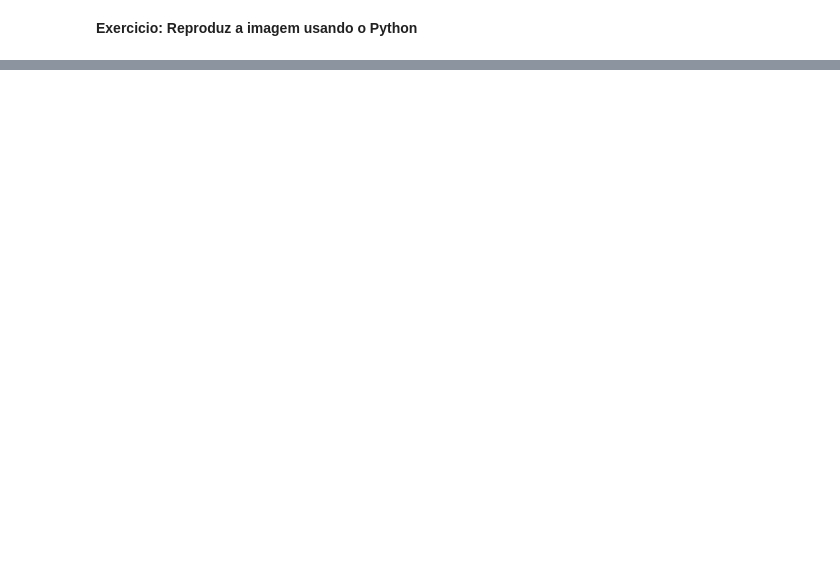
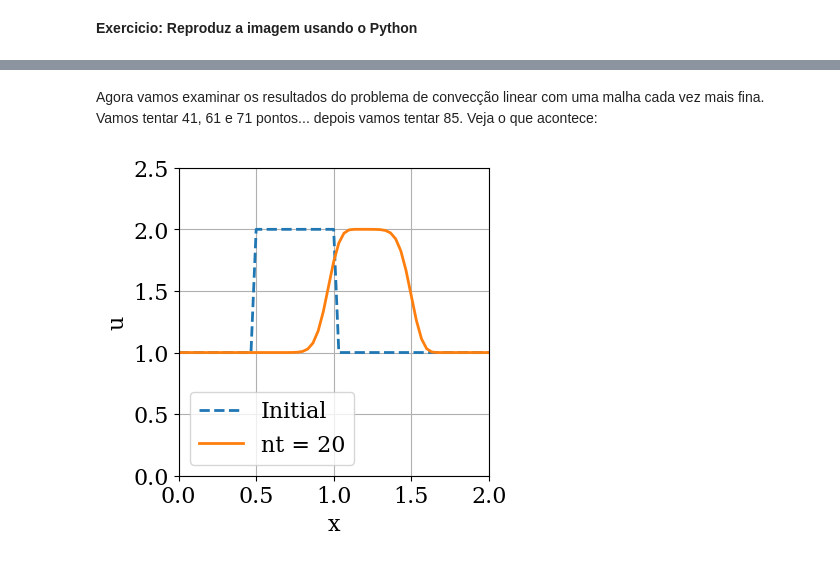
Before and after one commit to vnikoofard/numerical_methods_using_python, a Jupyter notebook: 11- EDP.ipynb, the cells around one changed output, grey strips where cells are left out. Cells and saved outputs as stored; diff of their text form; code cells hidden in the pictures; blank space fills up the shorter version.

```diff
--- a/11- EDP.ipynb
+++ b/11- EDP.ipynb
@@ -441,0 +838,49 @@ nas outras arestas. O seguinte exemplo mostra como isso é feito para a placa aq
+# %%
+def linear_convection(nx, L=2.0, c=1.0, dt=0.025, nt=20):
+    """
+    Solves the 1D linear convection equation
+    with constant speed c in the domain [0, L]
+    and plots the solution (along with the initial conditions).
+
+    Parameters
+    ----------
+    nx : integer
+        Number of grid points to discretize the domain.
+    L : float, optional
+        Length of the domain; default: 2.0.
+    c : float, optional
+        Convection speed; default: 1.0.
+    dt : float, optional
+        Time-step size; default: 0.025.
+    nt : integer, optional
+        Number of time steps to compute; default: 20.
+    """
+    # Discretize spatial grid.
+    dx = L / (nx - 1)
+    x = np.linspace(0.0, L, num=nx)
+    # Set initial conditions.
+    u0 = np.ones(nx)
+    mask = np.where(np.logical_and(x >= 0.5, x <= 1.0))
+    u0[mask] = 2.0
+    # Integrate the solution in time.
+    u = u0.copy()
+    for n in range(1, nt):
+        u[1:] = u[1:] - c * dt / dx * (u[1:] - u[:-1])
+    # Plot the solution along with the initial conditions.
+    plt.figure(figsize=(4.0, 4.0))
+    plt.xlabel('x')
+    plt.ylabel('u')
+    plt.grid()
+    plt.plot(x, u0, label='Initial',
+                color='C0', linestyle='--', linewidth=2)
+    plt.plot(x, u, label='nt = {}'.format(nt),
+                color='C1', linestyle='-', linewidth=2)
+    plt.legend()
+    plt.xlim(0.0, L)
+    plt.ylim(0.0, 2.5);
+# %% [markdown]
+Agora vamos examinar os resultados do problema de convecção linear com uma malha cada vez mais fina. Vamos tentar 41, 61 e 71 pontos... depois vamos tentar 85. Veja o que acontece:
+# %%
+linear_convection(61)
+# %% [output]
+[figure, added]
```
Also changed, not shown: parts of 92 cells of this notebook, 6 other files.
